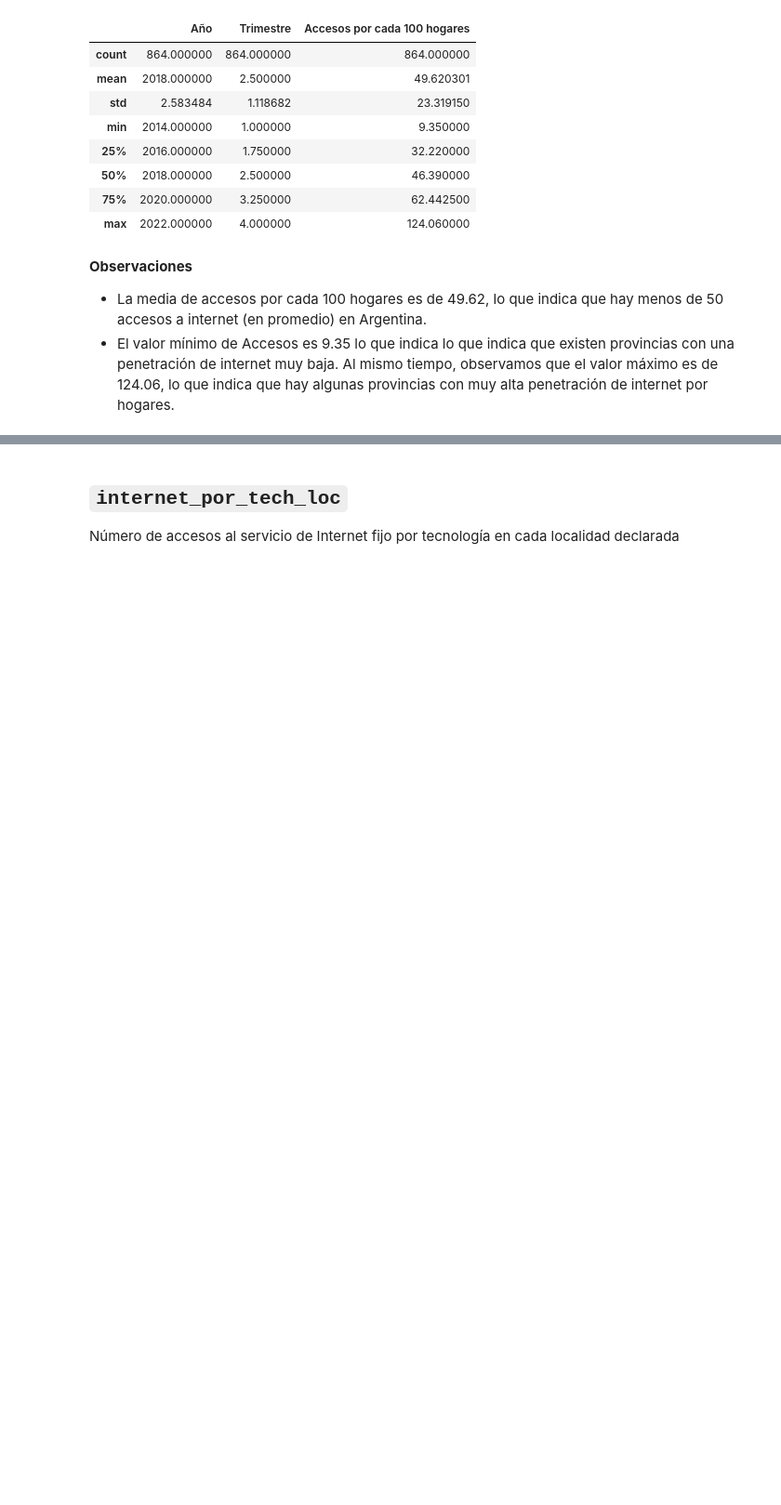
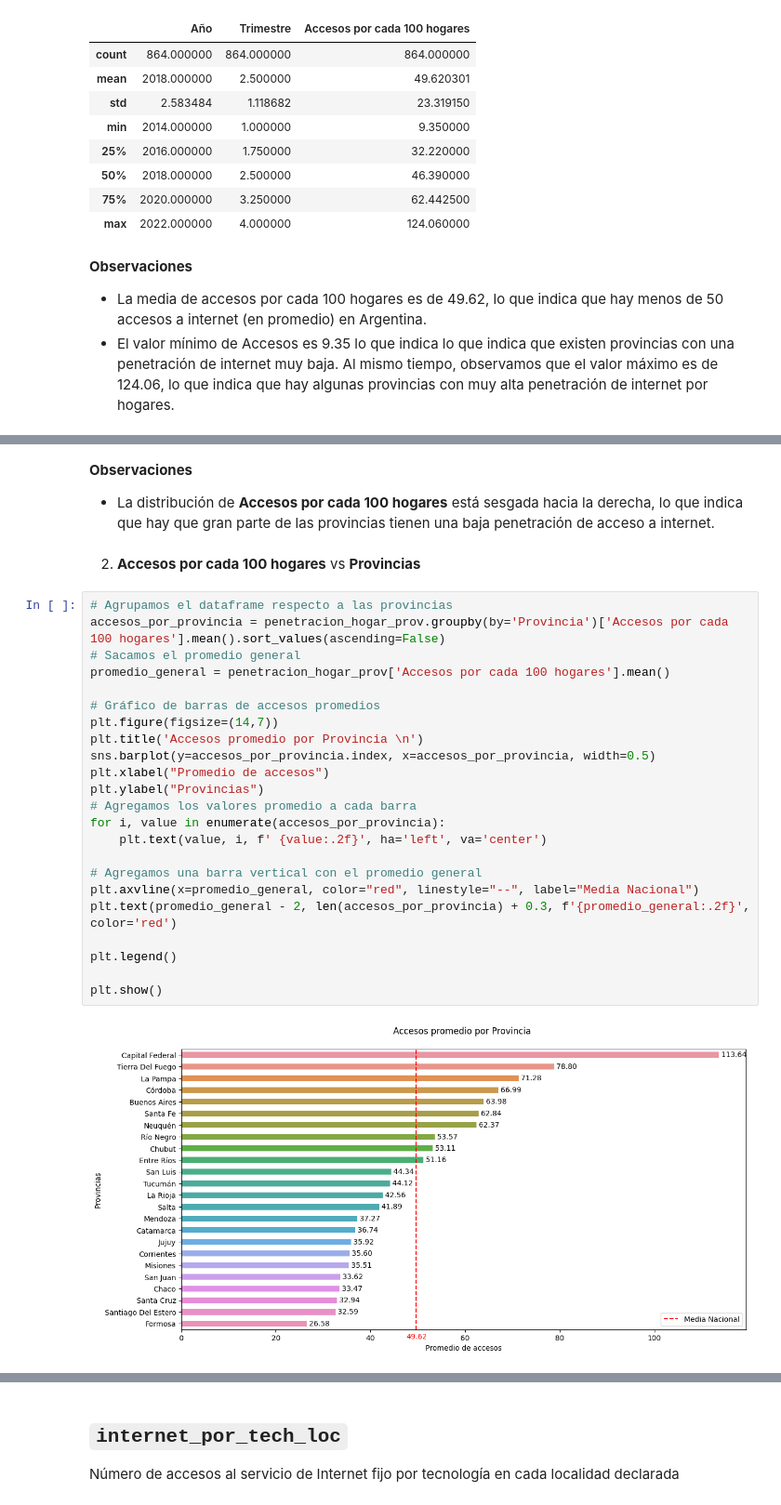
Before and after one commit to PedroLiLL/Telecommunications-Data-Analysis, a Jupyter notebook: EDA.ipynb, the cells around one changed output, grey strips where cells are left out. Shown: that part at 93% size. Cells and saved outputs as stored; diff of their text form; blank space fills up the shorter version.

```diff
--- a/EDA.ipynb
+++ b/EDA.ipynb
@@ -101,0 +123,30 @@ Análisis Univariable
+# %% [markdown]
+**Observaciones**
+- La distribución de **Accesos por cada 100 hogares** está sesgada hacia la derecha, lo que indica que hay que gran parte de las provincias tienen una baja penetración de acceso a internet.
+# %% [markdown]
+2. **Accesos por cada 100 hogares** vs **Provincias**
+# %%
+# Agrupamos el dataframe respecto a las provincias
+accesos_por_provincia = penetracion_hogar_prov.groupby(by='Provincia')['Accesos por cada 100 hogares'].mean().sort_values(ascending=False)
+# Sacamos el promedio general
+promedio_general = penetracion_hogar_prov['Accesos por cada 100 hogares'].mean()
+
+# Gráfico de barras de accesos promedios
+plt.figure(figsize=(14,7))
+plt.title('Accesos promedio por Provincia \n')
+sns.barplot(y=accesos_por_provincia.index, x=accesos_por_provincia, width=0.5)
+plt.xlabel("Promedio de accesos")
+plt.ylabel("Provincias")
+# Agregamos los valores promedio a cada barra
+for i, value in enumerate(accesos_por_provincia):
+    plt.text(value, i, f' {value:.2f}', ha='left', va='center')
+
+# Agregamos una barra vertical con el promedio general
+plt.axvline(x=promedio_general, color="red", linestyle="--", label="Media Nacional")
+plt.text(promedio_general - 2, len(accesos_por_provincia) + 0.3, f'{promedio_general:.2f}', color='red')
+
+plt.legend()
+
+plt.show()
+# %% [output]
+[figure, added]
```
Also changed, not shown: parts of 18 cells of this notebook.
